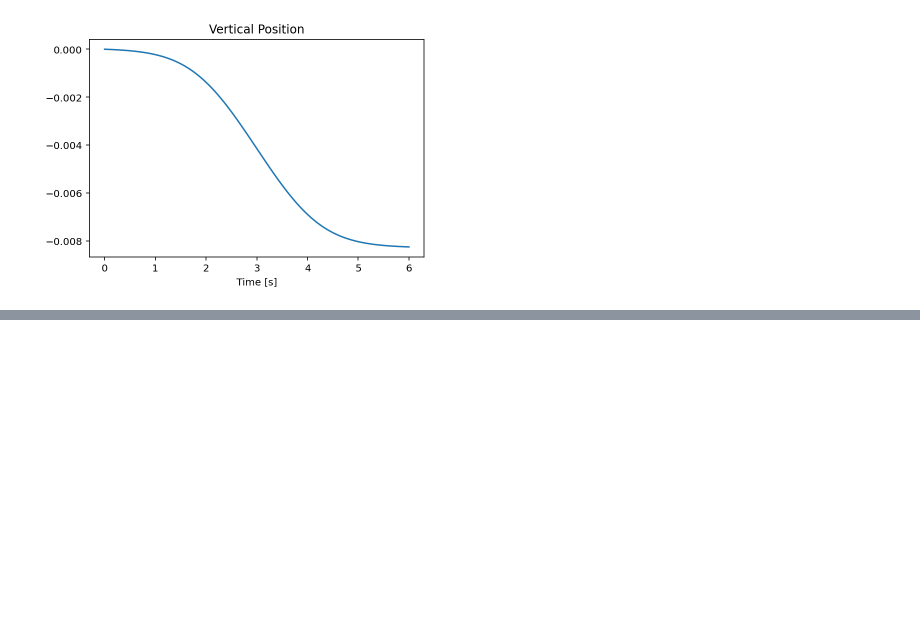
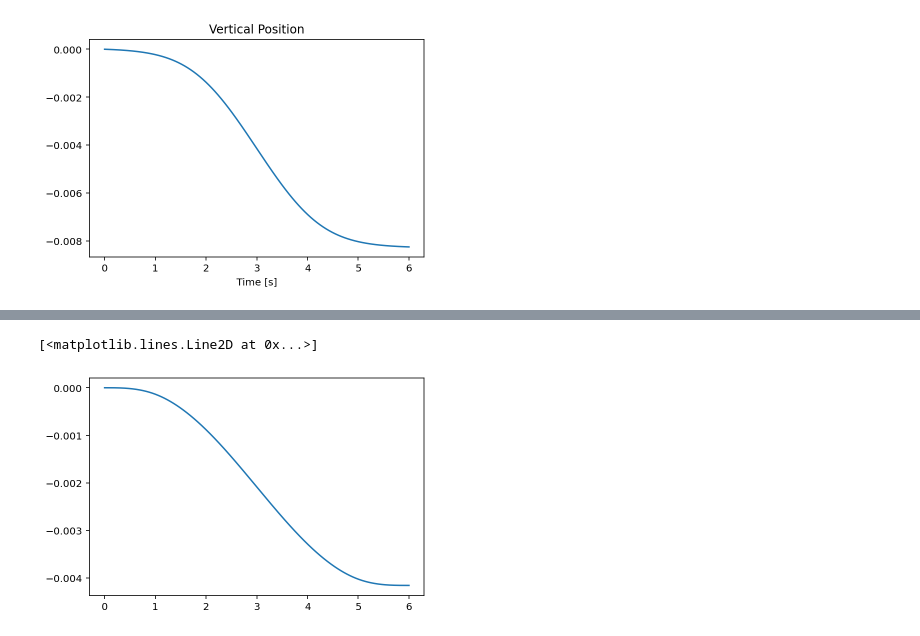
Before and after one commit to eric-heiden/panda-force, a Jupyter notebook: Vertical Cutting Velocity.ipynb, the cells around one changed output, grey strips where cells are left out. Saved outputs shown, nothing was run; the diff lists cells and outputs as text; code cells hidden in the pictures; blank space fills up the shorter version.

```diff
--- a/Vertical Cutting Velocity.ipynb
+++ b/Vertical Cutting Velocity.ipynb
@@ -31,0 +59,5 @@ plt.plot(xs, ps);
+# %%
+plt.plot(xs, np.cumsum(trajectory * dt))
+# %% [output]
+[<matplotlib.lines.Line2D at 0x...>]
+[figure, added]
```
Also changed, not shown: parts of 15 cells of this notebook, 3 other files.
